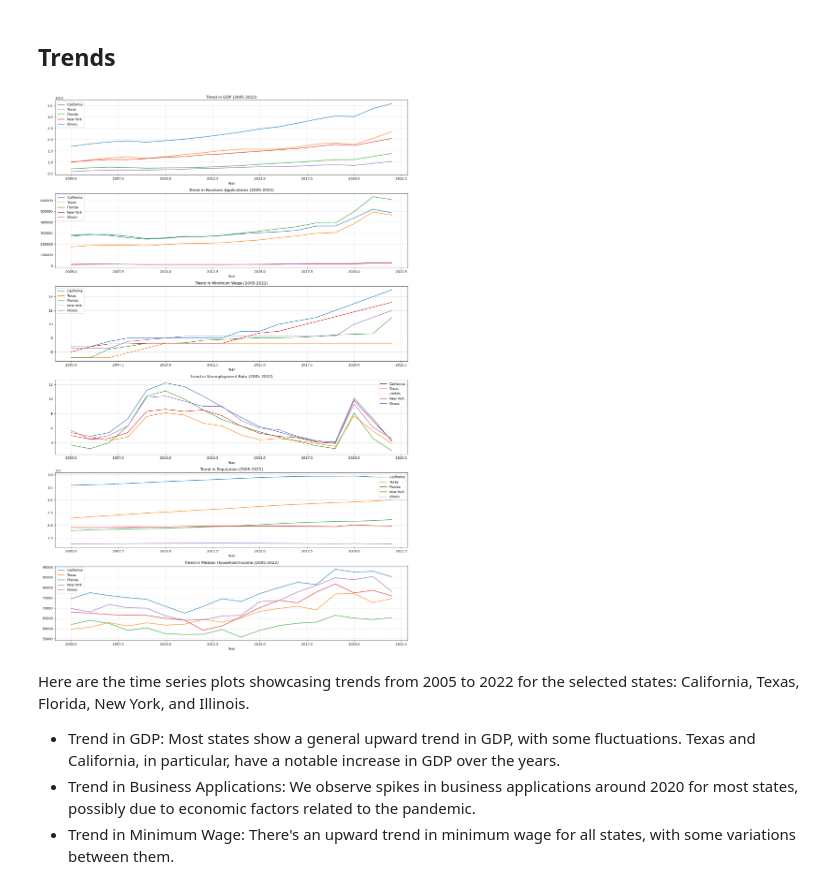
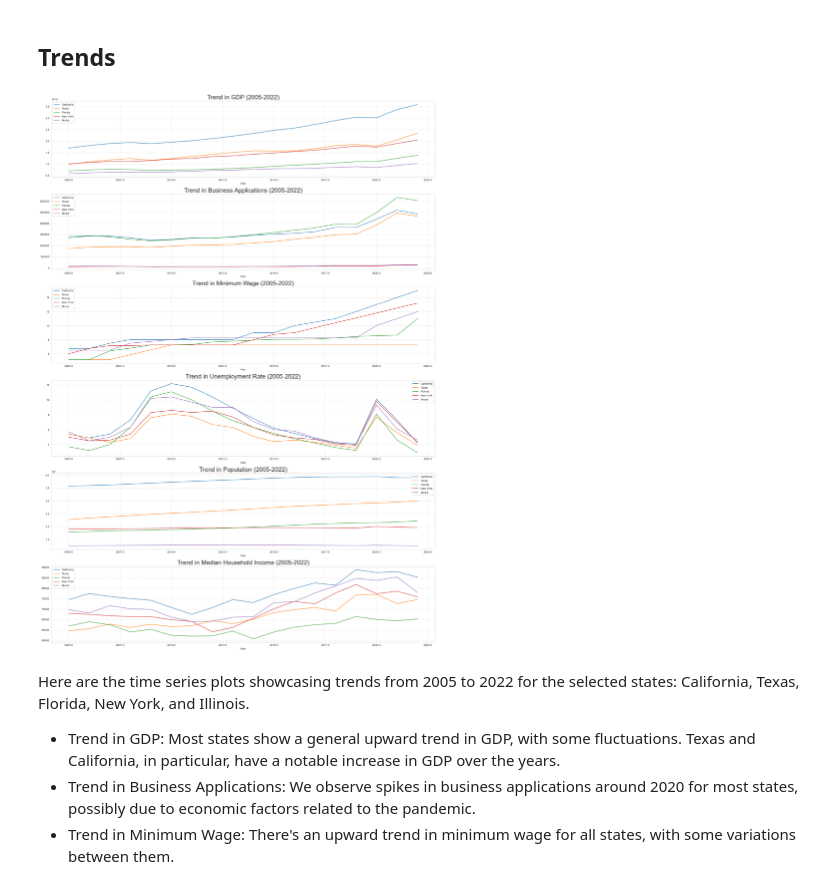
Before and after one commit to anoushkaberry15/data-analytics-project, a Jupyter notebook: Analysis_Testing_copy2.ipynb, the cells around one changed output. Drawn from its saved outputs; the diff is of its cells as text; code cells hidden in the pictures.

```diff
--- a/Analysis_Testing_copy2.ipynb
+++ b/Analysis_Testing_copy2.ipynb
@@ -48,36 +48,36 @@ desc_stats
 # %%
 import matplotlib.pyplot as plt
 
 # Selecting a subset of states for visualization
 selected_states = ['California', 'Texas', 'Florida', 'New York', 'Illinois']
 
 # Setting up a multi-plot grid for visualization
-fig, axes = plt.subplots(nrows=6, ncols=1, figsize=(16, 24))
+fig, axes = plt.subplots(nrows=6, ncols=1, figsize=(20, 28))
 
 # Time Series Plot for the selected variables
 variables = ['gdp', 'business_applications', 'min_wage', 'unemployment_rate', 'population', 'median_hh_income']
 titles = [
     'Trend in GDP (2005-2022)',
     'Trend in Business Applications (2005-2022)',
     'Trend in Minimum Wage (2005-2022)',
     'Trend in Unemployment Rate (2005-2022)',
     'Trend in Population (2005-2022)',
     'Trend in Median Household Income (2005-2022)'
 ]
 
 for idx, (var, title) in enumerate(zip(variables, titles)):
     for state in selected_states:
         state_data = combined_data_new[combined_data_new['State'] == state]
         axes[idx].plot(state_data['year'], state_data[var], label=state)
-    axes[idx].set_title(title)
+    axes[idx].set_title(title, fontdict={'fontsize': '22', 'fontweight': '3'})
     axes[idx].set_xlabel('Year')
     axes[idx].legend()
     axes[idx].grid(True, which='both', linestyle='--', linewidth=0.5)
 
 plt.tight_layout()
 plt.show()
 # %% [output]
-[figure, old version]
+[figure, new version]
 # %% [markdown]
 Here are the time series plots showcasing trends from 2005 to 2022 for the selected states: California, Texas, Florida, New York, and Illinois.
 
```
Also changed, not shown: 4 other files.
